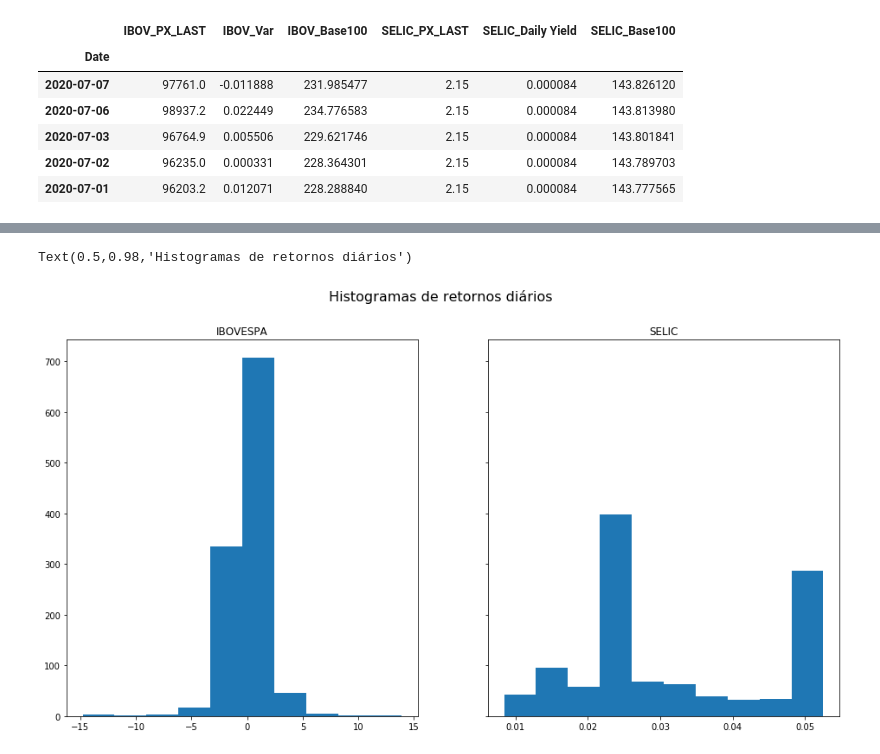
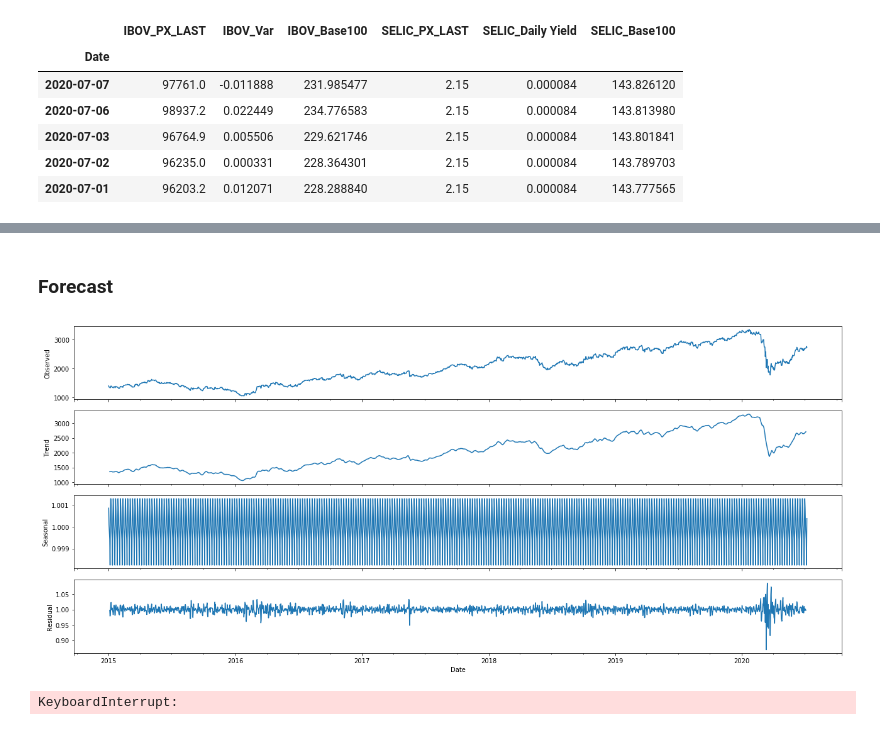
Before and after one commit to Pombalino/FGV, a Jupyter notebook: Trab1Fin2.ipynb, the cells around one changed output, grey strips where cells are left out. Drawn from its saved outputs; the diff is of its cells as text; code cells hidden in the pictures.

Commit message:
Attempt at forecasting
terrible attempt, but still an attempt

```diff
--- a/Trab1Fin2.ipynb
+++ b/Trab1Fin2.ipynb
@@ -57,10 +56,4 @@ leg = ax.legend()
-# %%
-fig, ax = plt.subplots(1,2, sharey=True, figsize=(16,8))
-ax[0].hist(sh16.IBOV_Var*100)
-ax[0].set_title("IBOVESPA")
-ax[1].hist(sh16['SELIC_Daily Yield']*100)
-ax[1].set_title("SELIC")
-fig.suptitle("Histogramas de retornos diários", fontsize=16)
-# %% [output]
-Text(0.5,0.98,'Histogramas de retornos diários')
-[figure, removed]
+# %% [markdown]
+### Forecast
+# %%
+a = sh.IBOV_Base100.sort_index().asfreq("d", method='ffill')
@@ -66,0 +62,16 @@ Text(0.5,0.98,'Histogramas de retornos diários')
+# %%
+from pylab import rcParams
+rcParams['figure.figsize'] = 18, 8
+decomposition = sm.tsa.seasonal_decompose(a['2015':], model='multiplicative')
+fig = decomposition.plot()
+plt.show()
+# %% [output]
+[figure, added]
+# %%
+# fit model
+model = SARIMAX(a, order=(1, 1, 1), seasonal_order=(1, 1, 1, 90))
+model_fit = model.fit(disp=False)
+# fit summary
+print(model_fit.summary().tables[1])
+# %% [output]
+KeyboardInterrupt:
```
Also changed, not shown: parts of 11 cells of this notebook.
